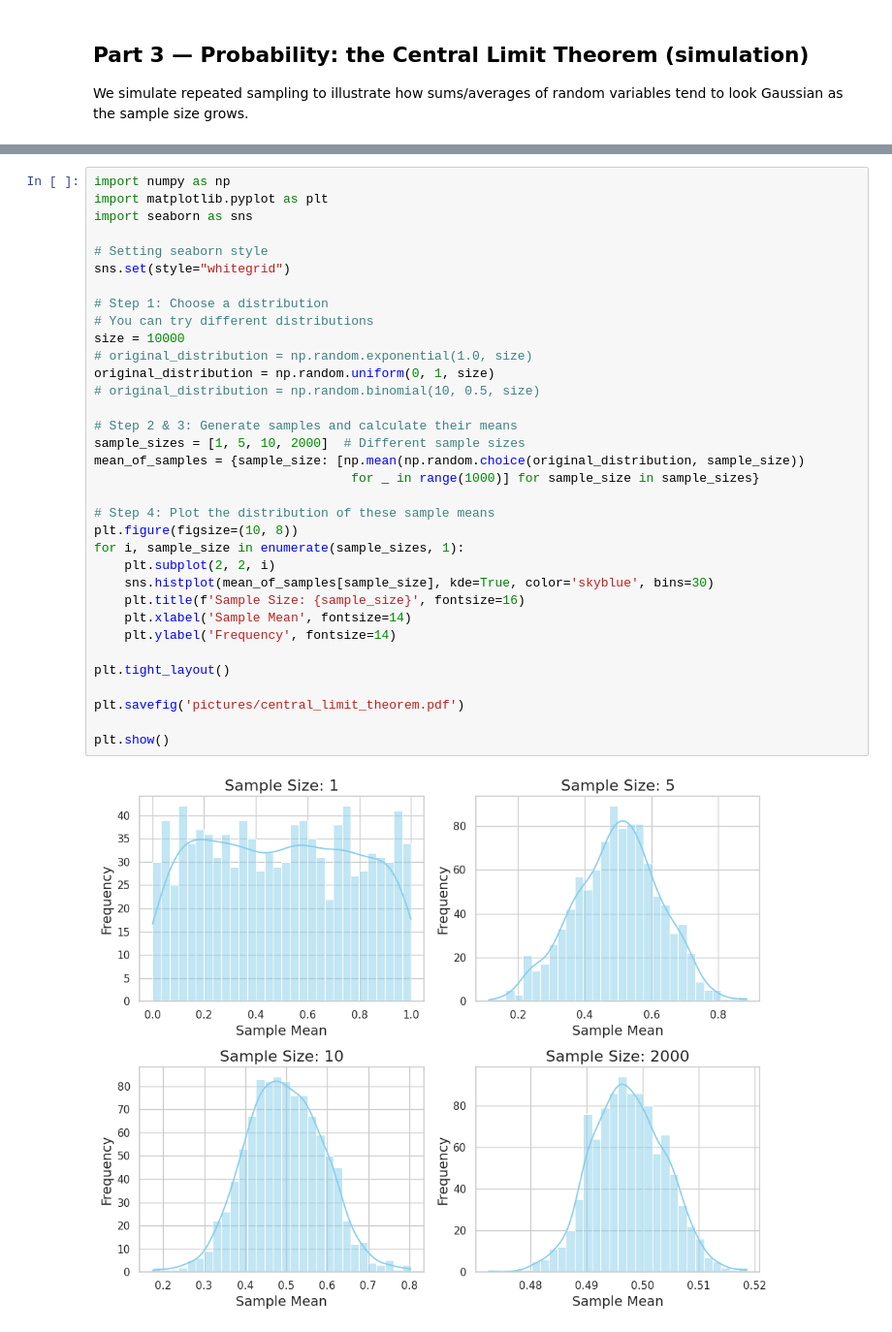
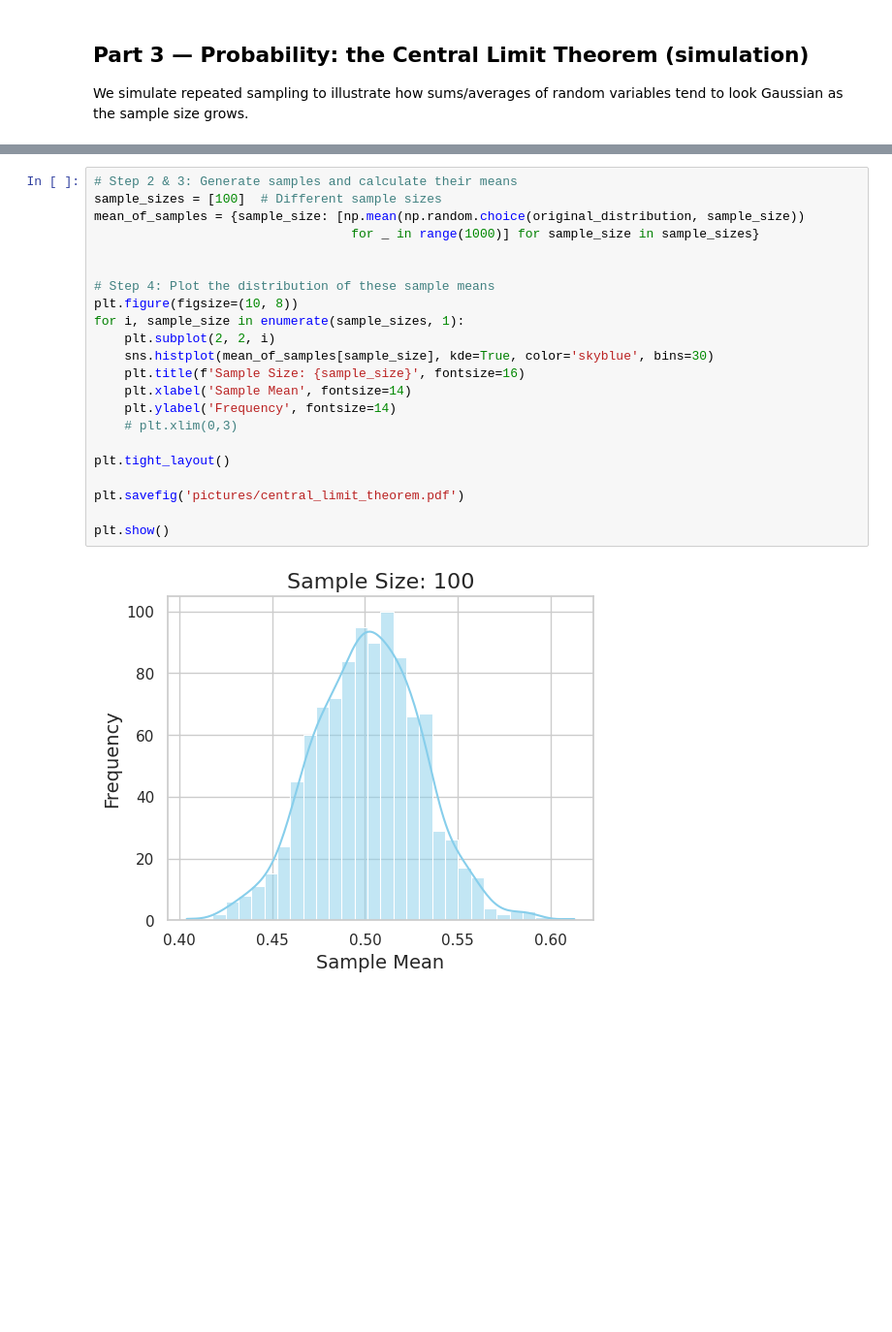
Before and after one commit to youlei202/Applied-Machine-Learning-Course, a Jupyter notebook: notebooks/02_ml_foundations.ipynb, the cells around one changed output, grey strips where cells are left out. Shown at 97% size. Saved outputs shown, nothing was run; the diff lists cells and outputs as text; blank space fills up the shorter version.

```diff
--- a/notebooks/02_ml_foundations.ipynb
+++ b/notebooks/02_ml_foundations.ipynb
@@ -153,36 +281,24 @@ We simulate repeated sampling to illustrate how sums/averages of random variable
 # %%
-import numpy as np
-import matplotlib.pyplot as plt
-import seaborn as sns
-
-# Setting seaborn style
-sns.set(style="whitegrid")
-
-# Step 1: Choose a distribution
-# You can try different distributions
-size = 10000
-# original_distribution = np.random.exponential(1.0, size)
-original_distribution = np.random.uniform(0, 1, size)
-# original_distribution = np.random.binomial(10, 0.5, size)
-
 # Step 2 & 3: Generate samples and calculate their means
-sample_sizes = [1, 5, 10, 2000]  # Different sample sizes
+sample_sizes = [100]  # Different sample sizes
 mean_of_samples = {sample_size: [np.mean(np.random.choice(original_distribution, sample_size))
                                   for _ in range(1000)] for sample_size in sample_sizes}
+
 
 # Step 4: Plot the distribution of these sample means
 plt.figure(figsize=(10, 8))
 for i, sample_size in enumerate(sample_sizes, 1):
     plt.subplot(2, 2, i)
     sns.histplot(mean_of_samples[sample_size], kde=True, color='skyblue', bins=30)
     plt.title(f'Sample Size: {sample_size}', fontsize=16)
     plt.xlabel('Sample Mean', fontsize=14)
     plt.ylabel('Frequency', fontsize=14)
+    # plt.xlim(0,3)
 
 plt.tight_layout()
 
 plt.savefig('pictures/central_limit_theorem.pdf')
 
 plt.show()
 # %% [output]
-[figure, old version]
+[figure, new version]
```
Also changed, not shown: parts of 12 cells of this notebook, 3 other files.
